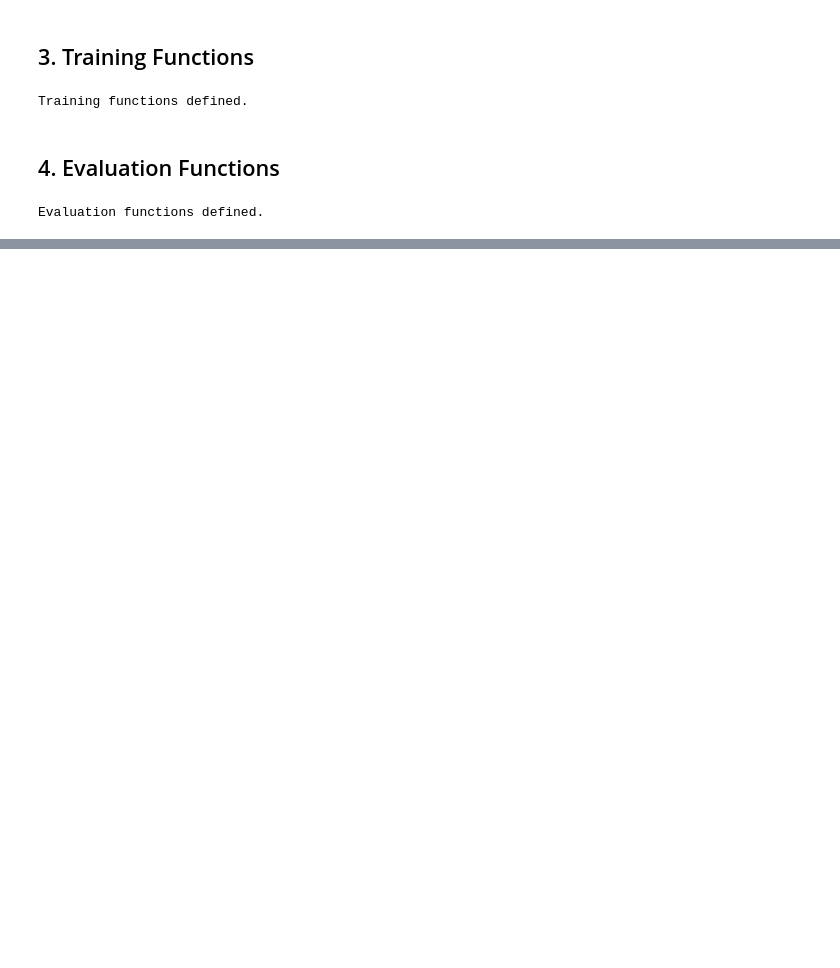
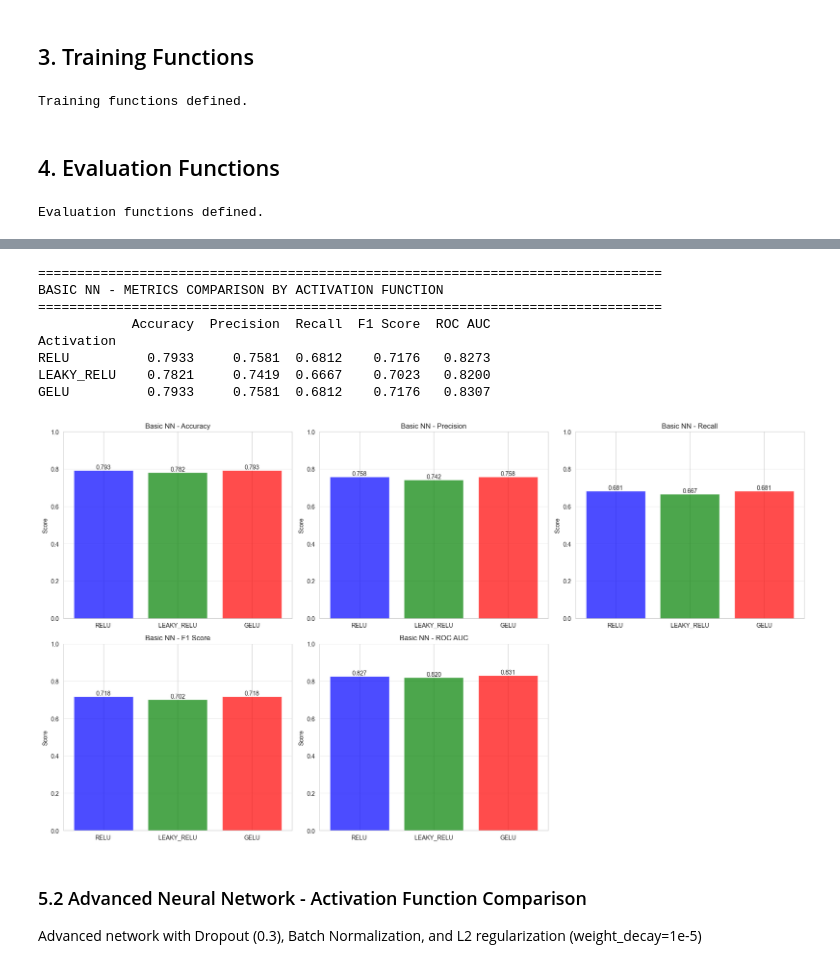
Before and after one commit to postovyi/titanic-classification-labs, a Jupyter notebook: notebooks/03_pytorch_neural_network.ipynb, the cells around one changed output, grey strips where cells are left out. Cells and saved outputs as stored; diff of their text form; code cells hidden in the pictures; blank space fills up the shorter version.

```diff
--- a/notebooks/03_pytorch_neural_network.ipynb
+++ b/notebooks/03_pytorch_neural_network.ipynb
@@ -550,0 +629,60 @@ Evaluation functions defined.
+# %%
+# Compare Basic NN metrics across activation functions
+basic_comparison = pd.DataFrame([
+    {
+        'Activation': activation.upper(),
+        'Accuracy': basic_results[activation]['accuracy'],
+        'Precision': basic_results[activation]['precision'],
+        'Recall': basic_results[activation]['recall'],
+        'F1 Score': basic_results[activation]['f1'],
+        'ROC AUC': basic_results[activation]['roc_auc']
+    }
+    for activation in activations
+]).set_index('Activation')
+
+print("="*80)
+print("BASIC NN - METRICS COMPARISON BY ACTIVATION FUNCTION")
+print("="*80)
+print(basic_comparison.round(4))
+
+# Visualize metrics comparison
+fig, axes = plt.subplots(2, 3, figsize=(18, 10))
+axes = axes.flatten()
+
+metrics = ['Accuracy', 'Precision', 'Recall', 'F1 Score', 'ROC AUC']
+colors_list = ['blue', 'green', 'red']
+
+for idx, metric in enumerate(metrics):
+    ax = axes[idx]
+    bars = ax.bar(range(len(activations)), basic_comparison[metric].values,
+                   color=colors_list, alpha=0.7)
+    ax.set_xticks(range(len(activations)))
+    ax.set_xticklabels([a.upper() for a in activations])
+    ax.set_ylabel('Score')
+    ax.set_title(f'Basic NN - {metric}')
+    ax.set_ylim([0, 1])
+    ax.grid(True, alpha=0.3, axis='y')
+
+    # Add value labels on bars
+    for i, bar in enumerate(bars):
+        height = bar.get_height()
+        ax.text(bar.get_x() + bar.get_width()/2., height,
+                f'{height:.3f}', ha='center', va='bottom', fontsize=10)
+
+fig.delaxes(axes[5])
+plt.tight_layout()
+plt.show()
+# %% [output]
+================================================================================
+BASIC NN - METRICS COMPARISON BY ACTIVATION FUNCTION
+================================================================================
+            Accuracy  Precision  Recall  F1 Score  ROC AUC
+Activation
+RELU          0.7933     0.7581  0.6812    0.7176   0.8273
+LEAKY_RELU    0.7821     0.7419  0.6667    0.7023   0.8200
+GELU          0.7933     0.7581  0.6812    0.7176   0.8307
+[figure, added]
+# %% [markdown]
+### 5.2 Advanced Neural Network - Activation Function Comparison
+
+Advanced network with Dropout (0.3), Batch Normalization, and L2 regularization (weight_decay=1e-5)
```
Also changed, not shown: parts of 37 cells of this notebook, 4 other files.
